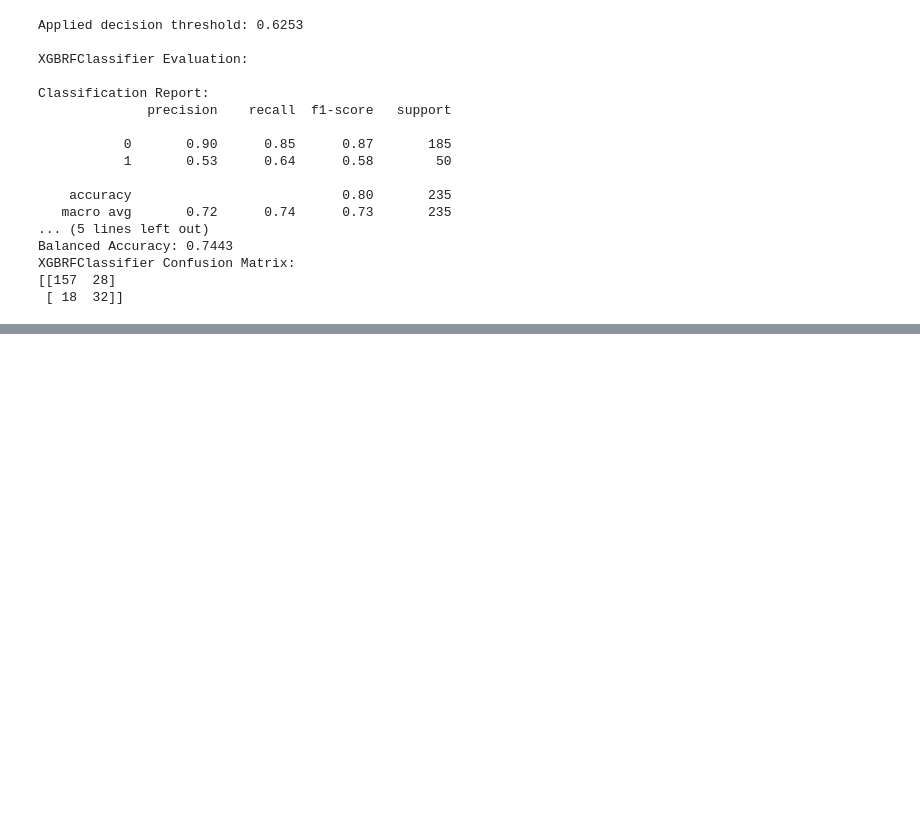
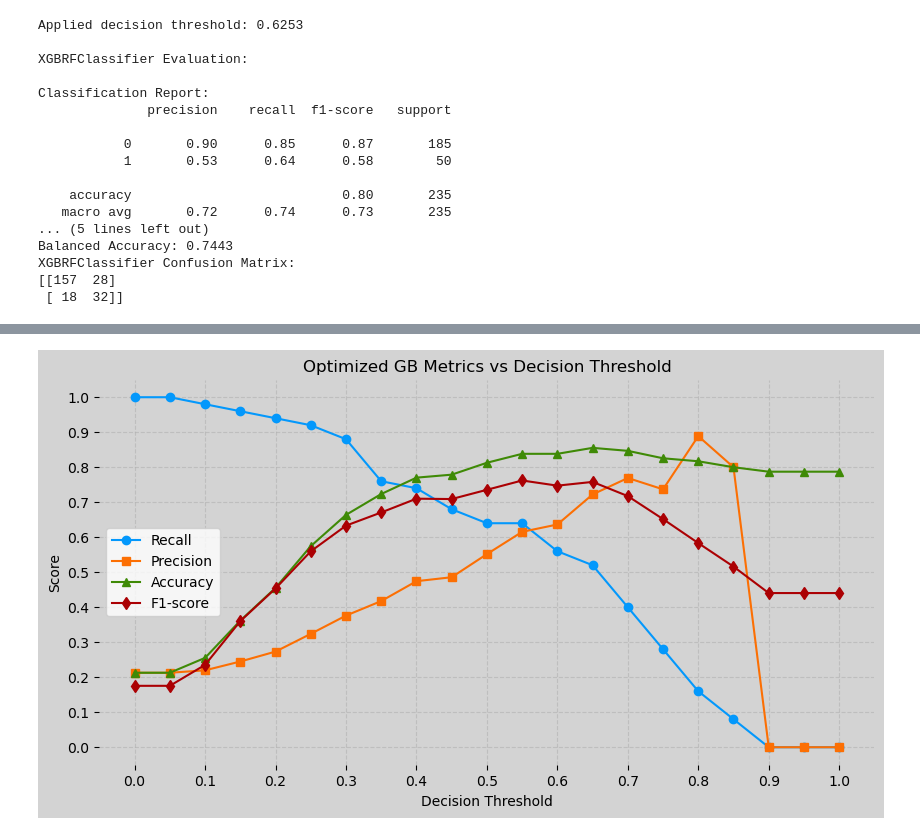
Before and after one commit to MAP9900/Convoy-Predictor-Project, a Jupyter notebook: notebooks/exploration/Ensemble_Learning_Test.ipynb, the cells around one changed output, grey strips where cells are left out. Cells and saved outputs as stored; diff of their text form; code cells hidden in the pictures; blank space fills up the shorter version.

```diff
--- a/notebooks/exploration/Ensemble_Learning_Test.ipynb
+++ b/notebooks/exploration/Ensemble_Learning_Test.ipynb
@@ -261,0 +405,38 @@ XGBRFClassifier Confusion Matrix:
+# %%
+#Results from above minus 0.00 and 1.00
+# data = {
+#     "threshold": [0.05, 0.10, 0.15, 0.20, 0.25, 0.30, 0.35, 0.40, 0.45,
+#                   0.50, 0.55, 0.60, 0.65, 0.70, 0.75, 0.80, 0.85, 0.90, 0.95],
+#     "recall": [ 0.86, 0.80, 0.72, 0.68, 0.64, 0.64, 0.60, 0.54, 0.46,
+#                0.42, 0.40, 0.36, 0.34, 0.32, 0.32, 0.30, 0.24, 0.14, 0.12],
+#     "precision": [ 0.36, 0.45, 0.48, 0.52, 0.55, 0.59, 0.60, 0.60, 0.57,
+#                   0.57, 0.56, 0.62, 0.65, 0.64, 0.70, 0.71, 0.71, 0.70, 0.86],
+#     "accuracy": [ 0.6468, 0.7489, 0.7745, 0.8000, 0.8128, 0.8298, 0.8298,
+#                  0.8255, 0.8128, 0.8085, 0.8043, 0.8170, 0.8213, 0.8170, 0.8255,
+#                  0.8255, 0.8170, 0.8043, 0.8085],
+#     "f1": [ 0.6166, 0.6986, 0.7112, 0.7295, 0.7355, 0.7530, 0.7459,
+#             0.7295, 0.6977, 0.6826, 0.6727, 0.6729, 0.6704, 0.6589, 0.6675,
+#             0.6599, 0.6258, 0.5606, 0.5508,]}
+df = threshold_results
+
+#Plot Threshold Results:
+fig, ax = plt.subplots(figsize=(10, 5), facecolor='lightgrey')
+ax.set_facecolor('lightgrey')
+ax.set_xticks(np.arange(0, 1.1, 0.1))
+ax.set_yticks(np.arange(0, 1.01, 0.1))
+ax.plot(df["threshold"], df["recall"], label="Recall", marker='o', color='#0398fc')
+ax.plot(df["threshold"], df["precision"], label="Precision", marker='s', color='#fc6f03')
+ax.plot(df["threshold"], df["accuracy"], label="Accuracy", marker='^', color='#3f8a06')
+ax.plot(df["threshold"], df["f1"], label="F1-score", marker='d', color='#ab0003')
+plt.title("Optimized GB Metrics vs Decision Threshold")
+plt.xlabel("Decision Threshold")
+plt.ylabel("Score")
+plt.grid(True, linestyle='--', alpha=0.6)
+for spine in plt.gca().spines.values():
+    spine.set_visible(False)
+plt.legend()
+# plt.tight_layout()
+# plt.savefig('/Users/matthewplambeck/Desktop/Convoy Predictor/Plots/Optimized_GB_Threshold_Results')
+plt.show()
+# %% [output]
+[figure, added]
```
Also changed, not shown: parts of 4 cells of this notebook.
